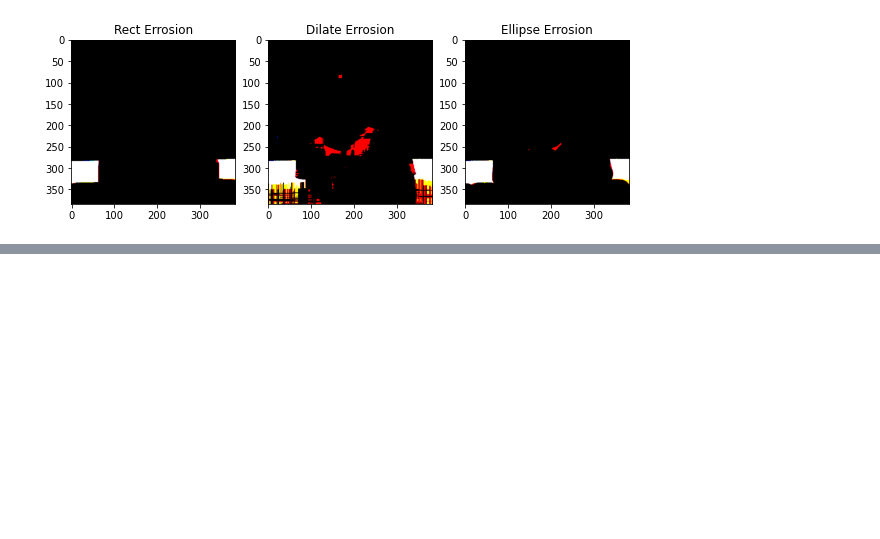
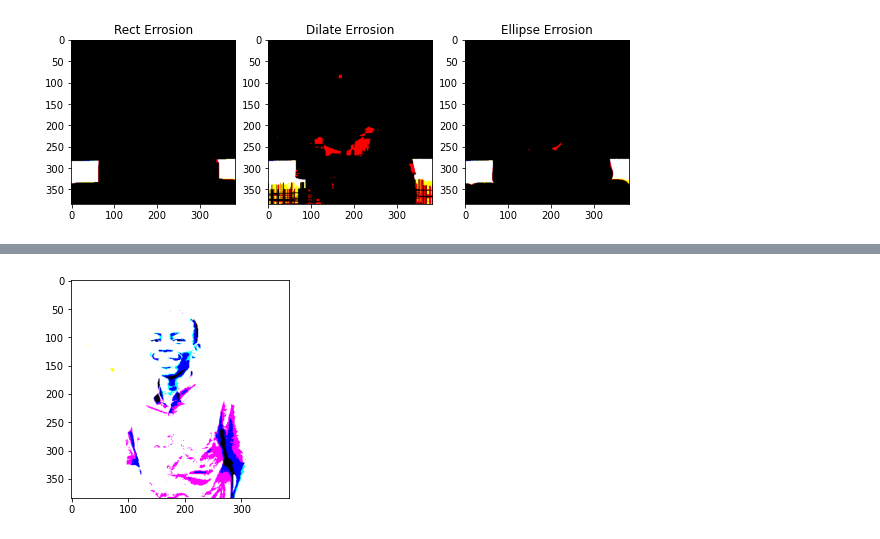
Before and after one commit to anice1/Intro-to-CV, a Jupyter notebook: Geometric-Transformation.ipynb, the cells around one changed output, grey strips where cells are left out. Saved outputs shown, nothing was run; the diff lists cells and outputs as text; code cells hidden in the pictures; blank space fills up the shorter version.

```diff
--- a/Geometric-Transformation.ipynb
+++ b/Geometric-Transformation.ipynb
@@ -773,0 +821,10 @@ Text(0.5, 1.0, 'Ellipse Errosion')
+# %%
+# Create a function to convert images to boolean
+def binary_image(image, threshold):
+    img = image >threshold
+    img = np.asfarray(img)
+    plt.imshow(img, cmap='gray')
+    return img
+binary_img = binary_image(img, 50)
+# %% [output]
+[figure, added]
```
Also changed, not shown: parts of 11 cells of this notebook, 1 other file.
